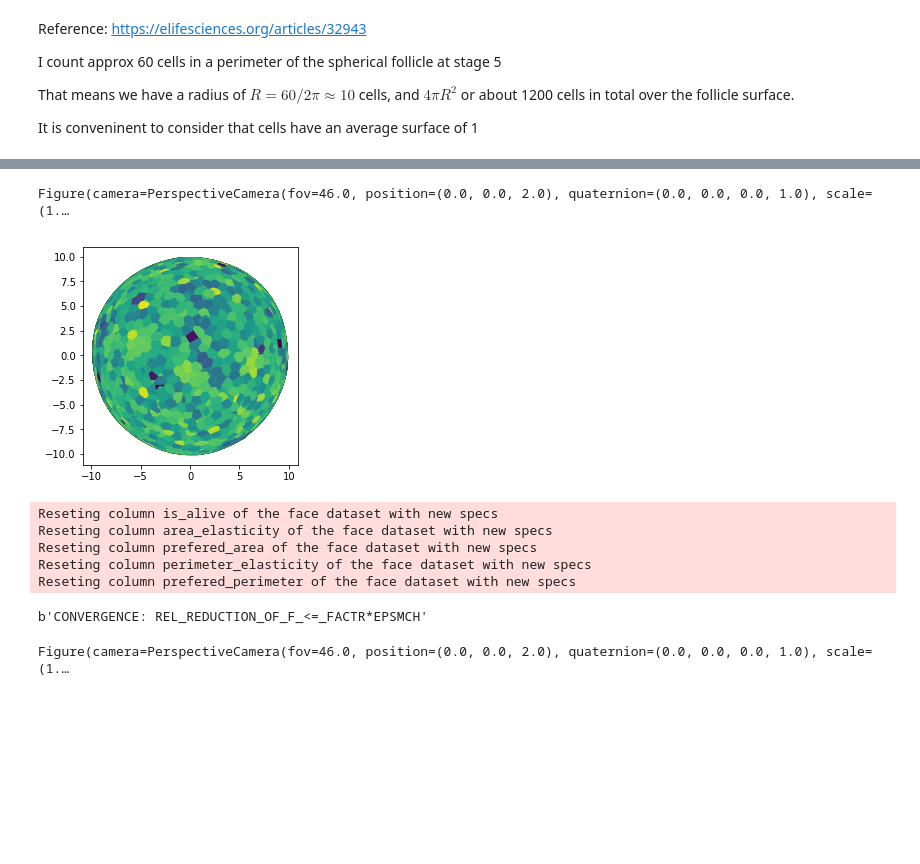
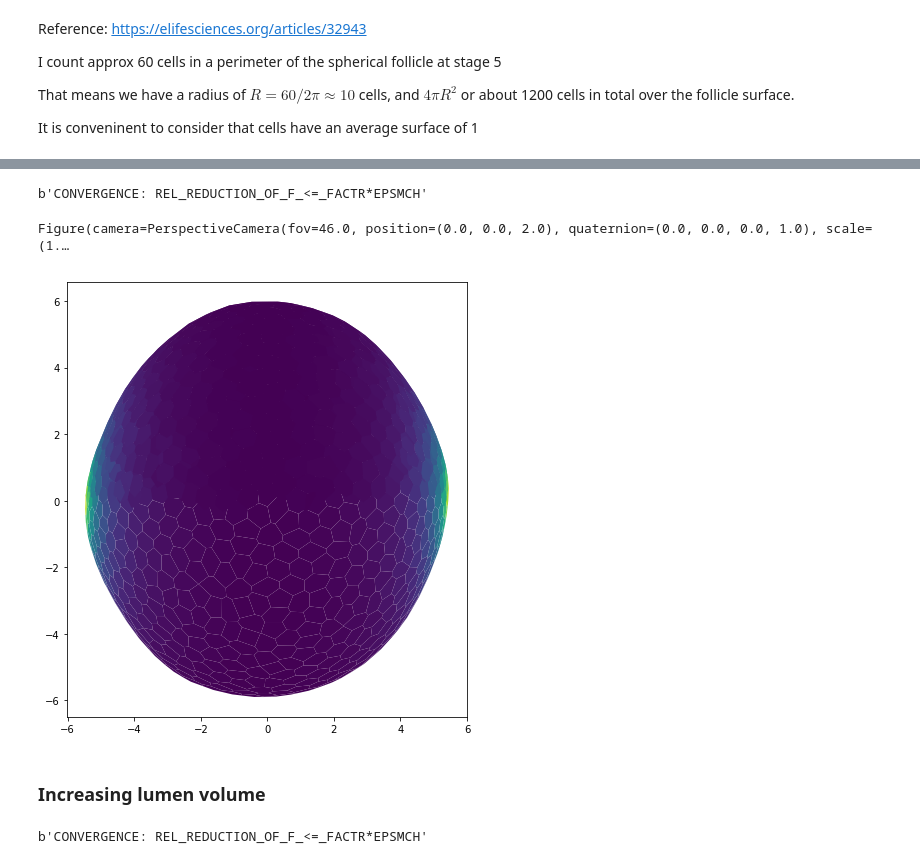
Before and after one commit to glyg/pyfollicle, a Jupyter notebook: notebooks/FollicleEllongation.ipynb, the cells around one changed output, grey strips where cells are left out. Cells and saved outputs as stored; diff of their text form; code cells hidden in the pictures; blank space fills up the shorter version.

Commit message:
passed to a 3D monolayer model

```diff
--- a/notebooks/FollicleEllongation.ipynb
+++ b/notebooks/FollicleEllongation.ipynb
@@ -65,0 +128,12 @@ draw_specs = {
+# %%
+ipv.clear()
+follicle.face_df['visible'] = (
+    (
+        (follicle.face_df['y'] > 0)
+        | (follicle.face_df['x'] > 0)
+    )
+    #& (follicle.face_df['segment'] == "apical")
+)
+
+fig, mesh = sheet_view(follicle, mode="3D", **draw_specs)
+fig
@@ -65,0 +182,15 @@ draw_specs = {
+# %%
+bck1 = follicle.copy()
+# %%
+follicle = bck1.copy()
+
+anterior_cell = follicle.cell_df['z'].idxmin()
+posterior_cell = follicle.cell_df['z'].idxmax()
+
+follicle.face_df["contractile_grad"] = 1 + (
+    contractility_grad(follicle, anterior_cell, amp=6, span=2)
+    + contractility_grad(follicle, posterior_cell, amp=6, span=2)
+)
+
+follicle.face_df["prefered_area"] /= follicle.face_df["contractile_grad"]
+follicle.face_df["prefered_perimeter"] /= follicle.face_df["contractile_grad"]**0.5
@@ -66 +205,17 @@ draw_specs = {
+# %%
+draw_specs = {
+    'edge': {
+        'visible': False,
+    },
+    'face': {
+        'visible': True,
+        'color': lambda sheet: sheet.face_df['contractile_grad']
+    },
+}
+# %%
+solver = QSSolver()
+res = solver.find_energy_min(follicle, geom, model)
+print(res.message)
+# %% [output]
+b'CONVERGENCE: REL_REDUCTION_OF_F_<=_FACTR*EPSMCH'
 # %%
@@ -71,7 +227,7 @@ fig
 # %% [output]
 Figure(camera=PerspectiveCamera(fov=46.0, position=(0.0, 0.0, 2.0), quaternion=(0.0, 0.0, 0.0, 1.0), scale=(1.…
 # %%
-fig, ax = sheet_view(follicle, mode="2D", coords=["z", "x"], **draw_specs)
+fig, ax = sheet_view(follicle.get_sub_sheet('apical'), mode="2D", coords=["z", "x"], **draw_specs)
 fig.set_size_inches(8, 8)
 # %% [output]
-[figure, old version]
+[figure, new version]
@@ -84,22 +234,2 @@ model = model_factory([
-# %%
-specs = {
-    'face': {
-        'is_alive': 1,
-        'area_elasticity': 1.0,
-        'prefered_area': 1.0,
-        'perimeter_elasticity': 0.1,
-        'prefered_perimeter': 3.6
-    },
-    'settings': {
-        'lumen_vol_elasticity': 1e-1/ follicle.Nf,
-        'lumen_prefered_vol': follicle.settings['lumen_vol'],
-    }
-}
-
-follicle.update_specs(specs, reset=True)
-# %% [output]
-Reseting column is_alive of the face dataset with new specs
-Reseting column area_elasticity of the face dataset with new specs
-Reseting column prefered_area of the face dataset with new specs
-Reseting column perimeter_elasticity of the face dataset with new specs
-Reseting column prefered_perimeter of the face dataset with new specs
+# %% [markdown]
+### Increasing lumen volume
@@ -107,11 +239,5 @@ Reseting column prefered_perimeter of the face dataset with new specs
 solver = QSSolver()
 res = solver.find_energy_min(follicle, geom, model)
 print(res.message)
-
-ipv.clear()
-
-fig, mesh = sheet_view(follicle, mode="3D", **draw_specs)
-fig
 # %% [output]
 b'CONVERGENCE: REL_REDUCTION_OF_F_<=_FACTR*EPSMCH'
-Figure(camera=PerspectiveCamera(fov=46.0, position=(0.0, 0.0, 2.0), quaternion=(0.0, 0.0, 0.0, 1.0), scale=(1.…
```
Also changed, not shown: parts of 19 cells of this notebook.
